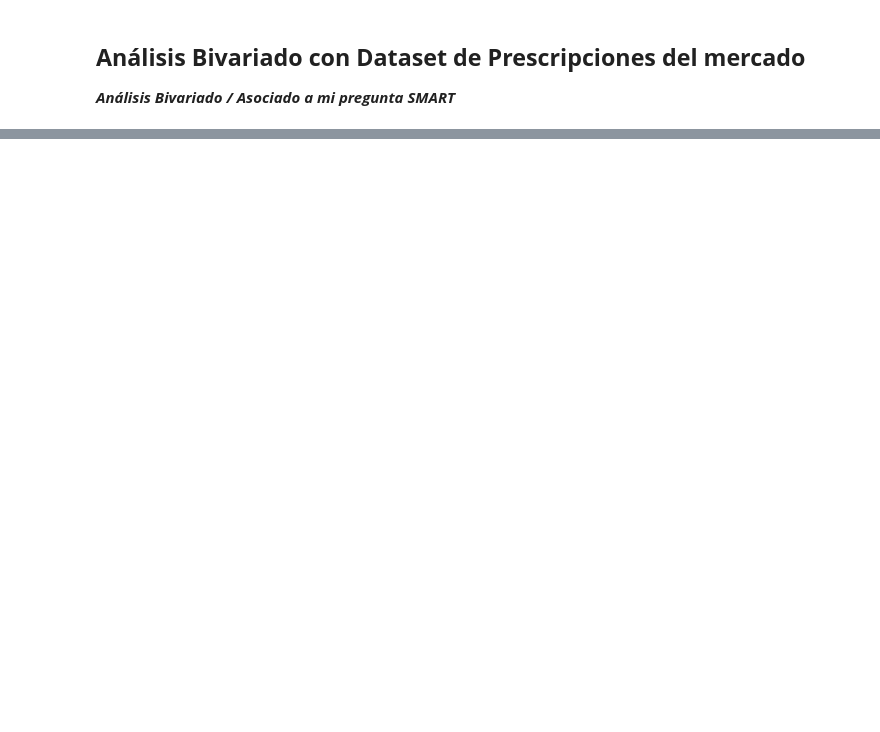
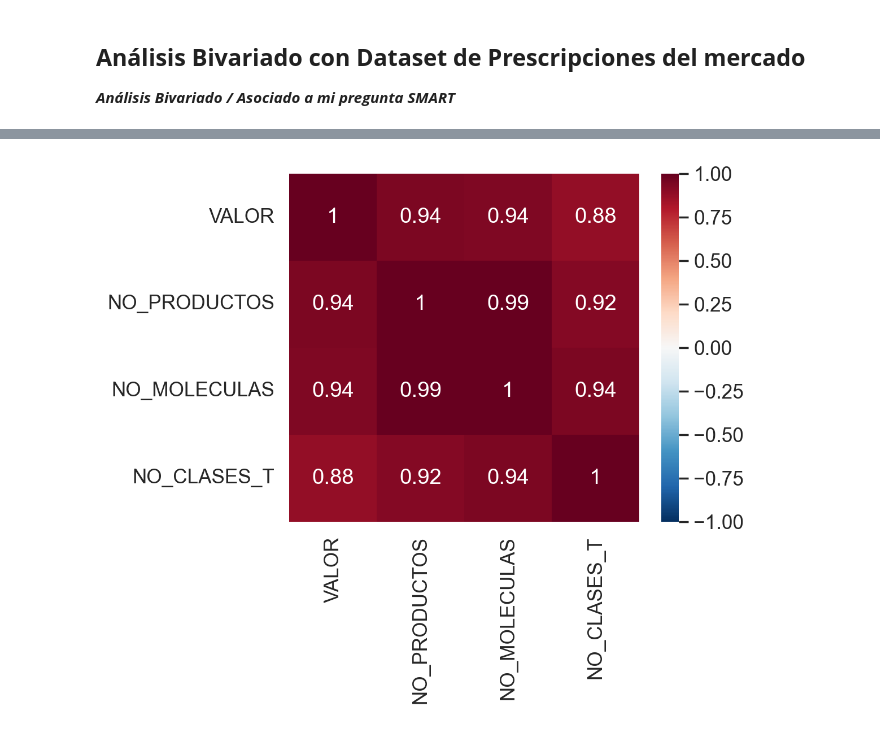
Before and after one commit to ngarciap/AnalisisExploratorioDeDatos, a Jupyter notebook: Análisis_Bivariado.ipynb, the cells around one changed output, grey strips where cells are left out. Cells and saved outputs as stored; diff of their text form; code cells hidden in the pictures; blank space fills up the shorter version.

```diff
--- a/Análisis_Bivariado.ipynb
+++ b/Análisis_Bivariado.ipynb
@@ -36,8 +43,16 @@ df_category = pd.read_excel(os.path.join(os.getcwd() + "\Bases", "Category.xlsx"
+# %%
+# Alistamiento de tabla de productos para cruzar con todos los atributos y dejarlos en un único dataframe
+cols_producto = ['PRO_ID', 'NOMB_PRODUCT', 'MARCA_ID', 'NOMB_MARCA', 'CON_ID', 'CON_DESC', 'MOL_ID', 'MOL_DESC', 'CT4_ID', 'CT4_DESC', 'LAB_ID', 'LAB_DESC']
+df_producto['CTIV_ID'] = df_producto['CTIV_ID'].str.pad(width=5, side='right', fillchar='0')
+df_producto_completo = pd.merge(df_producto, df_clase, how='inner', left_on='CTIV_ID', right_on='CT4_ID')
+df_producto_completo = pd.merge(df_producto_completo, df_laboratorio, how='inner', left_on='PRO_LAB_ID', right_on='LAB_ID')
+df_producto_completo = pd.merge(df_producto_completo, df_molecula, how='inner', on='MOL_ID')
+df_producto_completo = pd.merge(df_producto_completo, df_concentracion, how='inner', left_on='CONCEN_ID', right_on='CON_ID')
+df_producto_completo = df_producto_completo[cols_producto]
+df_producto_completo = pd.merge(df_producto_completo, df_category, how = 'inner', on='PRO_ID')
+del cols_producto
 # %%
-# Alistamiento de tabla de productos para traer el Laboratorio y cruzar con los articulos claisificados corporativamente
-df_producto_completo = pd.merge(df_producto, df_laboratorio, how='inner', left_on='PRO_LAB_ID', right_on='LAB_ID')
-df_producto_completo = pd.merge(df_producto_completo, df_category, how = 'inner', on='PRO_ID')
-
+# Alistamiento de Dataframe de Rx's
 col_descriptivas = df_prescripciones.columns[:df_prescripciones.columns.get_loc('ESP_ID') + 1].tolist()
 col_meses = df_prescripciones.columns[df_prescripciones.columns.get_loc('ESP_ID') + 1:].tolist()
 df_prescripciones[col_meses] = df_prescripciones[col_meses].astype(int)
@@ -46,9 +61,6 @@ df_prescripciones = df_prescripciones.groupby(col_descriptivas)[col_meses].sum()
 df_prescripciones = pd.melt(df_prescripciones, id_vars=col_descriptivas, var_name='PERIODO', value_name='VALOR')
 df_prescripciones = df_prescripciones[df_prescripciones['VALOR'] != 0]
 
-# Cruce de Prescrupciones con Producto y filtrado de Columnas de interés
+# Cruce de Prescripciones con Producto y filtrado de periodos de tiempo indicado en la pregunta SMART
 df_prescripciones = pd.merge(df_prescripciones, df_producto_completo, how='inner', on='PRO_ID')
-df_prescripciones_agrupado = df_prescripciones.groupby(['LAB_DESC', 'PERIODO'])['VALOR'].sum().reset_index()
-
-# Se filtra el último mes de la base para analizarlo
-df_prescripciones_agrupado = df_prescripciones_agrupado[df_prescripciones_agrupado['PERIODO'] == 'MES59']
+df_prescripciones = df_prescripciones[df_prescripciones['PERIODO'].isin(['MES59', 'MES58', 'MES57', 'MES56', 'MES55', 'MES54'])]
@@ -54,0 +69,13 @@ df_prescripciones_agrupado = df_prescripciones_agrupado[df_prescripciones_agrupa
+# %%
+# Se agrupa la información para tener un Dataframe multivariable del cual se pueda realizar un análisis estadístico
+df_prescripciones = (
+    df_prescripciones.groupby('LAB_DESC')
+    .agg(VALOR=('VALOR', 'sum'),
+         NO_PRODUCTOS=('PRO_ID', 'nunique'),
+         NO_MOLECULAS=('MOL_ID', 'nunique'),
+         NO_CLASES_T=('CT4_ID', 'nunique'))
+    .sort_values(by='VALOR', ascending=False)
+    .reset_index()
+    .rename(columns={'LAB_DESC': 'LABORATORIO'})
+)
+print(df_prescripciones)
@@ -54,0 +97,10 @@ df_prescripciones_agrupado = df_prescripciones_agrupado[df_prescripciones_agrupa
+# %%
+# Crear el heatmap
+sns.set(font_scale=1.15)
+plt.figure(figsize=(5,4))
+sns.heatmap(df_prescripciones[['VALOR', 'NO_PRODUCTOS', 'NO_MOLECULAS', 'NO_CLASES_T']].corr(),
+            cmap='RdBu_r',
+            annot=True,
+            vmin=-1, vmax=1);
+# %% [output]
+[figure, added]
```
Also changed, not shown: parts of 5 cells of this notebook.
